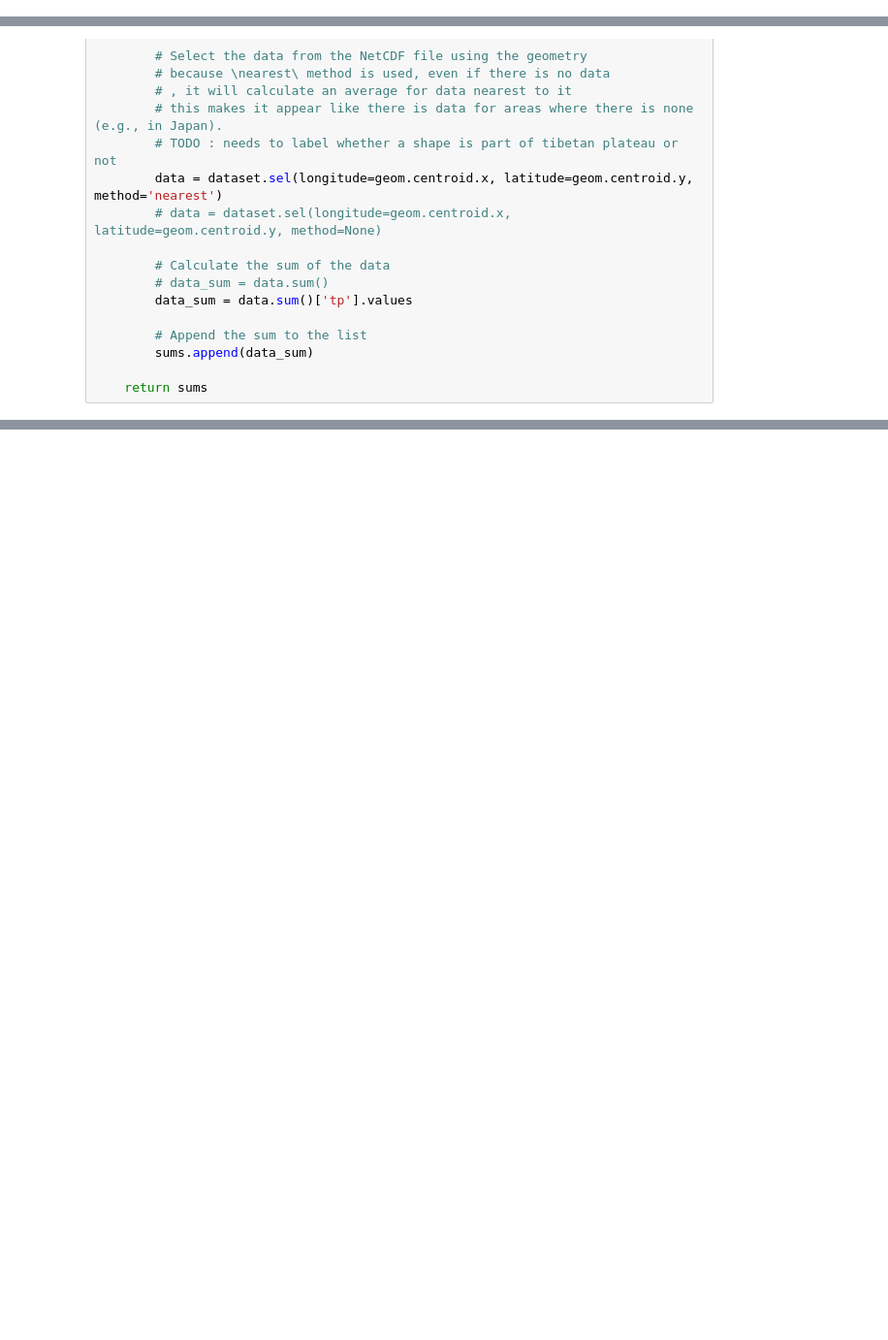
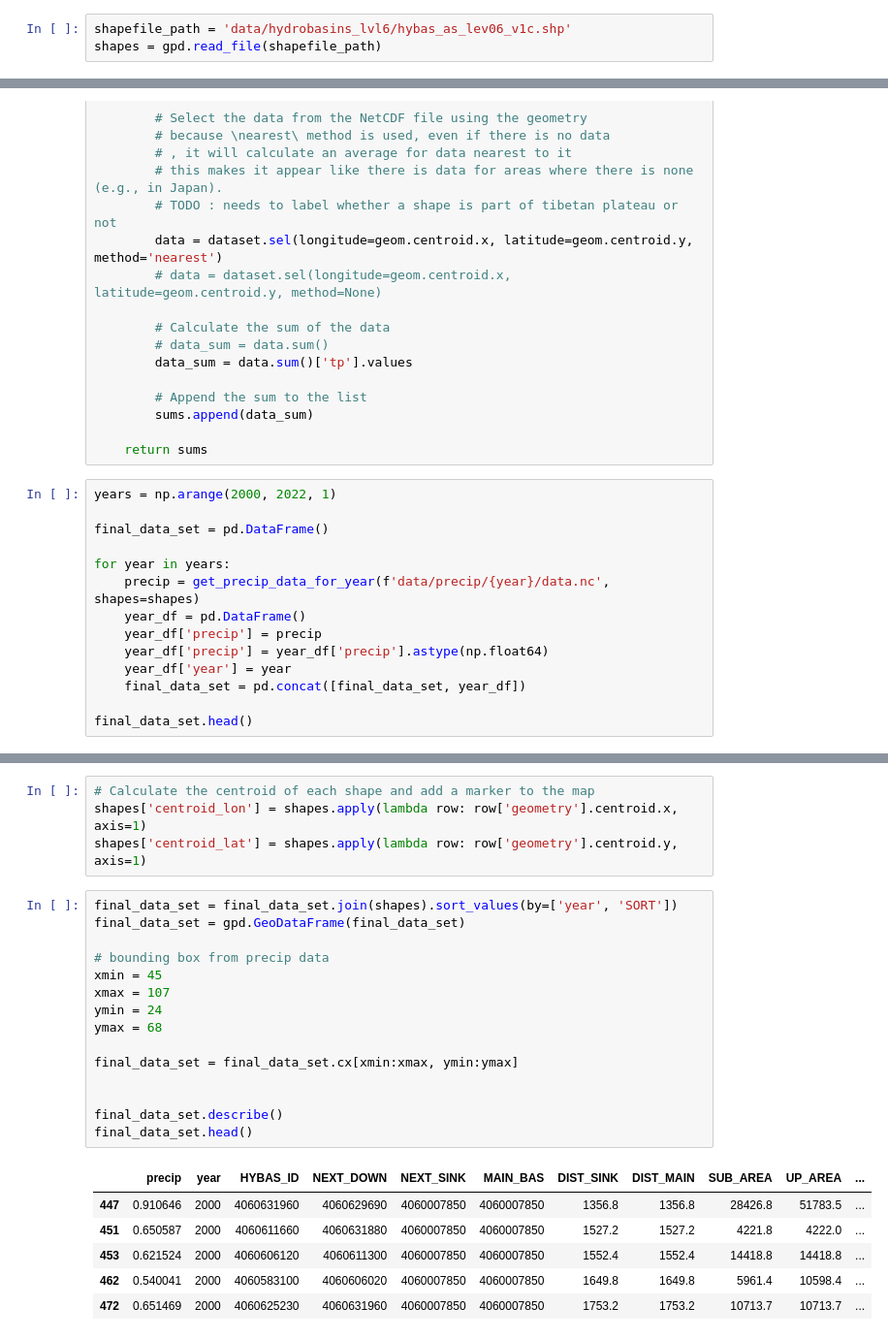
Before and after one commit to 4DModeller/tblakes, a Jupyter notebook: 2015-precip.ipynb, the cells around one changed output, grey strips where cells are left out. Shown: that part at 97% size. Drawn from its saved outputs; the diff is of its cells as text; blank space fills up the shorter version.

```diff
--- a/2015-precip.ipynb
+++ b/2015-precip.ipynb
@@ -7,3 +8,6 @@ import xarray as xr
+# %%
+shapefile_path = 'data/hydrobasins_lvl6/hybas_as_lev06_v1c.shp'
+shapes = gpd.read_file(shapefile_path)
 # %%
 def get_precip_data_for_year(data_path, shapes):
     dataset = xr.open_dataset(data_path)
@@ -30,3 +34,17 @@ def get_precip_data_for_year(data_path, shapes):
         sums.append(data_sum)
 
     return sums
+# %%
+years = np.arange(2000, 2022, 1)
+
+final_data_set = pd.DataFrame()
+
+for year in years:
+    precip = get_precip_data_for_year(f'data/precip/{year}/data.nc', shapes=shapes)
+    year_df = pd.DataFrame()
+    year_df['precip'] = precip
+    year_df['precip'] = year_df['precip'].astype(np.float64)
+    year_df['year'] = year
+    final_data_set = pd.concat([final_data_set, year_df])
+
+final_data_set.head()
@@ -32,0 +58,26 @@ def get_precip_data_for_year(data_path, shapes):
+# %%
+# Calculate the centroid of each shape and add a marker to the map
+shapes['centroid_lon'] = shapes.apply(lambda row: row['geometry'].centroid.x, axis=1)
+shapes['centroid_lat'] = shapes.apply(lambda row: row['geometry'].centroid.y, axis=1)
+# %%
+final_data_set = final_data_set.join(shapes).sort_values(by=['year', 'SORT'])
+final_data_set = gpd.GeoDataFrame(final_data_set)
+
+# bounding box from precip data
+xmin = 45
+xmax = 107
+ymin = 24
+ymax = 68
+
+final_data_set = final_data_set.cx[xmin:xmax, ymin:ymax]
+
+
+final_data_set.describe()
+final_data_set.head()
+# %% [output]
+|  | precip | year | HYBAS_ID | NEXT_DOWN | NEXT_SINK | MAIN_BAS | DIST_SINK | DIST_MAIN | SUB_AREA | UP_AREA | ... |
+| 447 | 0.910646 | 2000 | 4060631960 | 4060629690 | 4060007850 | 4060007850 | 1356.8 | 1356.8 | 28426.8 | 51783.5 | ... |
+| 451 | 0.650587 | 2000 | 4060611660 | 4060631880 | 4060007850 | 4060007850 | 1527.2 | 1527.2 | 4221.8 | 4222.0 | ... |
+| 453 | 0.621524 | 2000 | 4060606120 | 4060611300 | 4060007850 | 4060007850 | 1552.4 | 1552.4 | 14418.8 | 14418.8 | ... |
+| 462 | 0.540041 | 2000 | 4060583100 | 4060606020 | 4060007850 | 4060007850 | 1649.8 | 1649.8 | 5961.4 | 10598.4 | ... |
+| 472 | 0.651469 | 2000 | 4060625230 | 4060631960 | 4060007850 | 4060007850 | 1753.2 | 1753.2 | 10713.7 | 10713.7 | ... |
```
Also changed, not shown: parts of 6 cells of this notebook, 2 other files.
